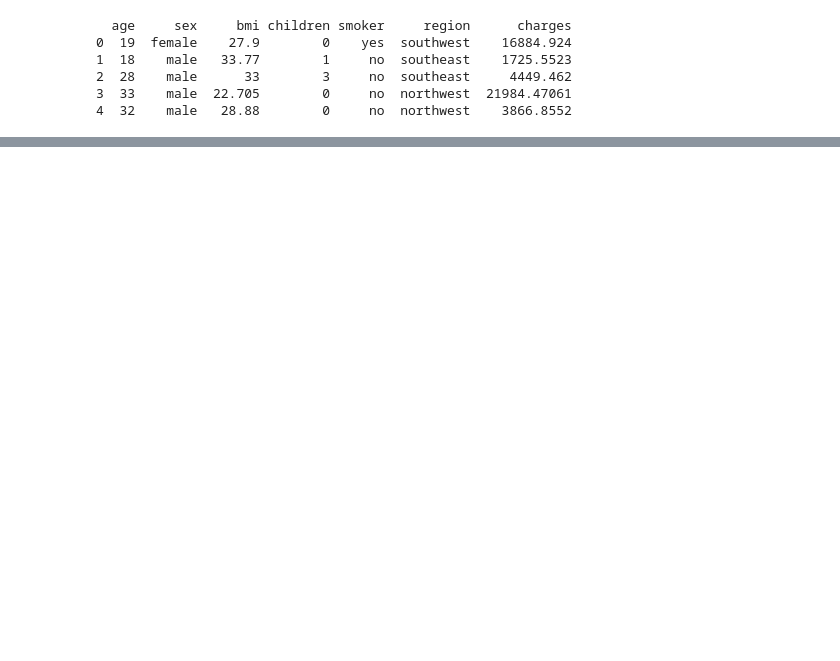
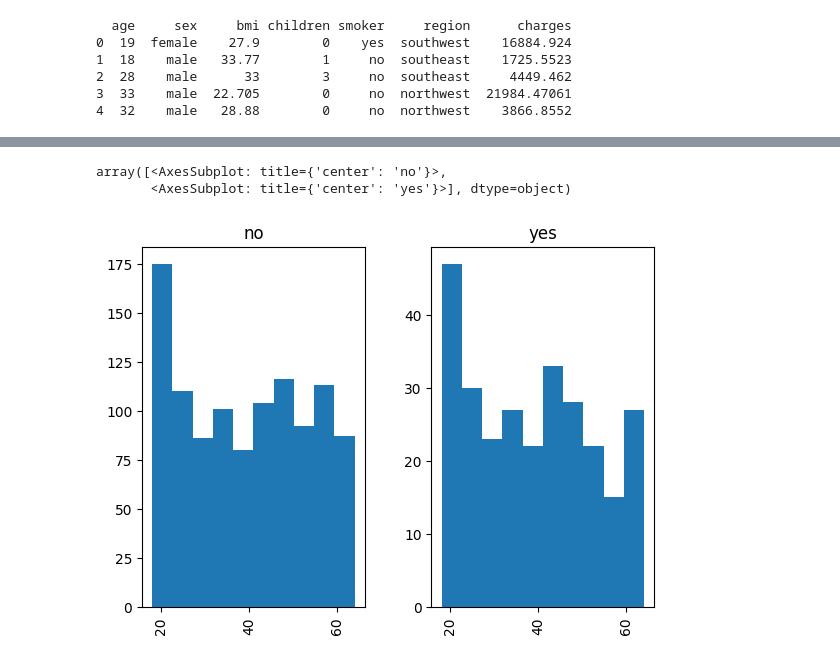
Before and after one commit to JeffRoth/US-medical-insurance-costs, a Jupyter notebook: us-medical-insurance-costs.ipynb, the cells around one changed output, grey strips where cells are left out. Saved outputs shown, nothing was run; the diff lists cells and outputs as text; code cells hidden in the pictures; blank space fills up the shorter version.

```diff
--- a/us-medical-insurance-costs.ipynb
+++ b/us-medical-insurance-costs.ipynb
@@ -171,0 +217,6 @@ ValueError: hist method requires numerical or datetime columns, nothing to plot.
+# %%
+df2.hist(column='age', by='smoker')
+# %% [output]
+array([<AxesSubplot: title={'center': 'no'}>,
+       <AxesSubplot: title={'center': 'yes'}>], dtype=object)
+[figure, added]
```
Also changed, not shown: parts of 21 cells of this notebook.
